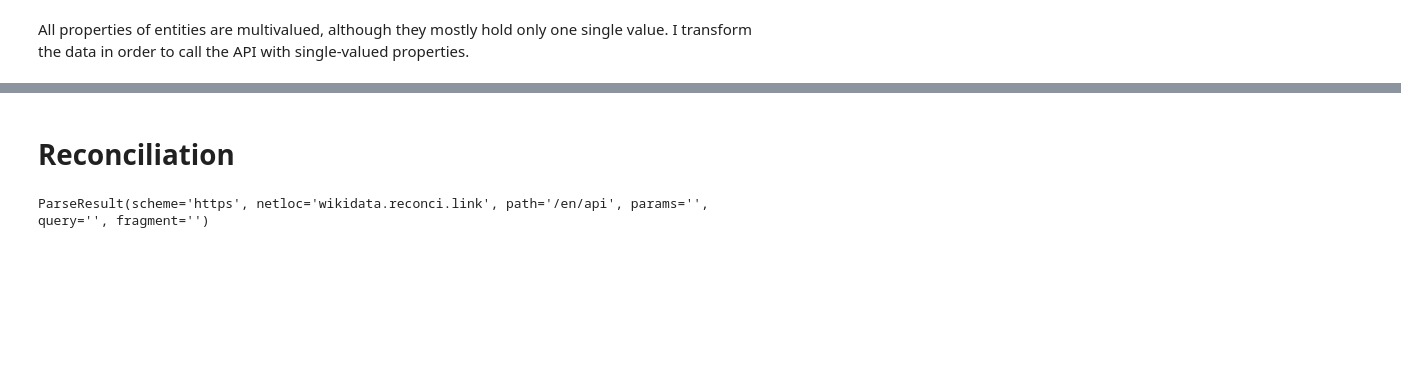
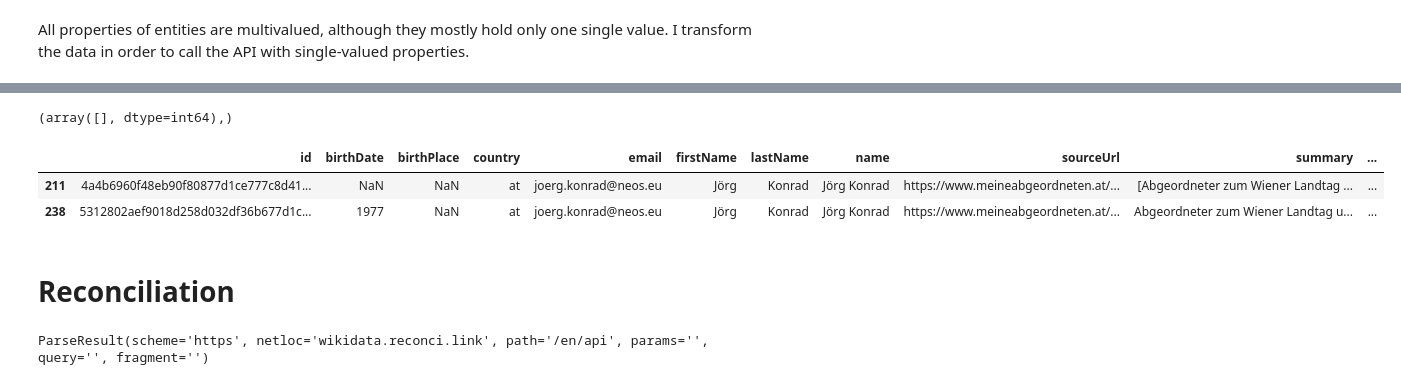
Before and after one commit to PeterWalchhofer/evaluation_bachelor_thesis, a Jupyter notebook: Analysis.ipynb, the cells around one changed output, grey strips where cells are left out. Saved outputs shown, nothing was run; the diff lists cells and outputs as text; code cells hidden in the pictures; blank space fills up the shorter version.

Commit message:
new data

```diff
--- a/Analysis.ipynb
+++ b/Analysis.ipynb
@@ -11,7 +12,7 @@ import matplotlib.pyplot as plt
 # Importing and preprocessing
 # %%
 # local import for easier reproducibility
-json_path = "./data/meineabgeordneten.json"
+json_path = "./data/meineabgeordneten_3.json"
 
 entity_dicts = []
 with open(json_path) as f:
@@ -40,7 +21,9 @@ entity_dicts[:4]
 # %%
-person_dicts = [entity for entity in ftm_entities if entity["schema"] == "Person"]
-ftm_proxies =[model.get_proxy(entity) for entity in ftm_entities]
+person_dicts = [entity for entity in entity_dicts if entity["schema"] == "Person"]
+ftm_proxies =[model.get_proxy(entity) for entity in entity_dicts]
 ftm_persons = [proxy for proxy in ftm_proxies if proxy.schema.name == "Person"]
+ftm_organizations = [proxy for proxy in ftm_proxies if proxy.schema.name == "Organization"]
+ftm_companies = [proxy for proxy in ftm_proxies if proxy.schema.name == "Company"]
 # %%
 ftm_persons[0].first("birthDate")
 # %% [output]
@@ -75,3 +58,15 @@ clean_person_df
+# %%
+df = clean_person_df["name"]
+df= df.astype(str).duplicated(keep=False)
+np.where(df == True)
+# %% [output]
+(array([], dtype=int64),)
+# %%
+clean_person_df.query("name=='Jörg Konrad'")
+# %% [output]
+|  | id | birthDate | birthPlace | country | email | firstName | lastName | name | sourceUrl | summary | ... |
+| 211 | 4a4b6960f48eb90f80877d1ce777c8d41... | NaN | NaN | at | joerg.konrad@neos.eu | Jörg | Konrad | Jörg Konrad | https://www.meineabgeordneten.at/... | [Abgeordneter zum Wiener Landtag ... | ... |
+| 238 | 5312802aef9018d258d032df36b677d1c... | 1977 | NaN | at | joerg.konrad@neos.eu | Jörg | Konrad | Jörg Konrad | https://www.meineabgeordneten.at/... | Abgeordneter zum Wiener Landtag u... | ... |
 # %% [markdown]
 # Reconciliation
 # %%
```
Also changed, not shown: parts of 11 cells of this notebook, 8 other files.
